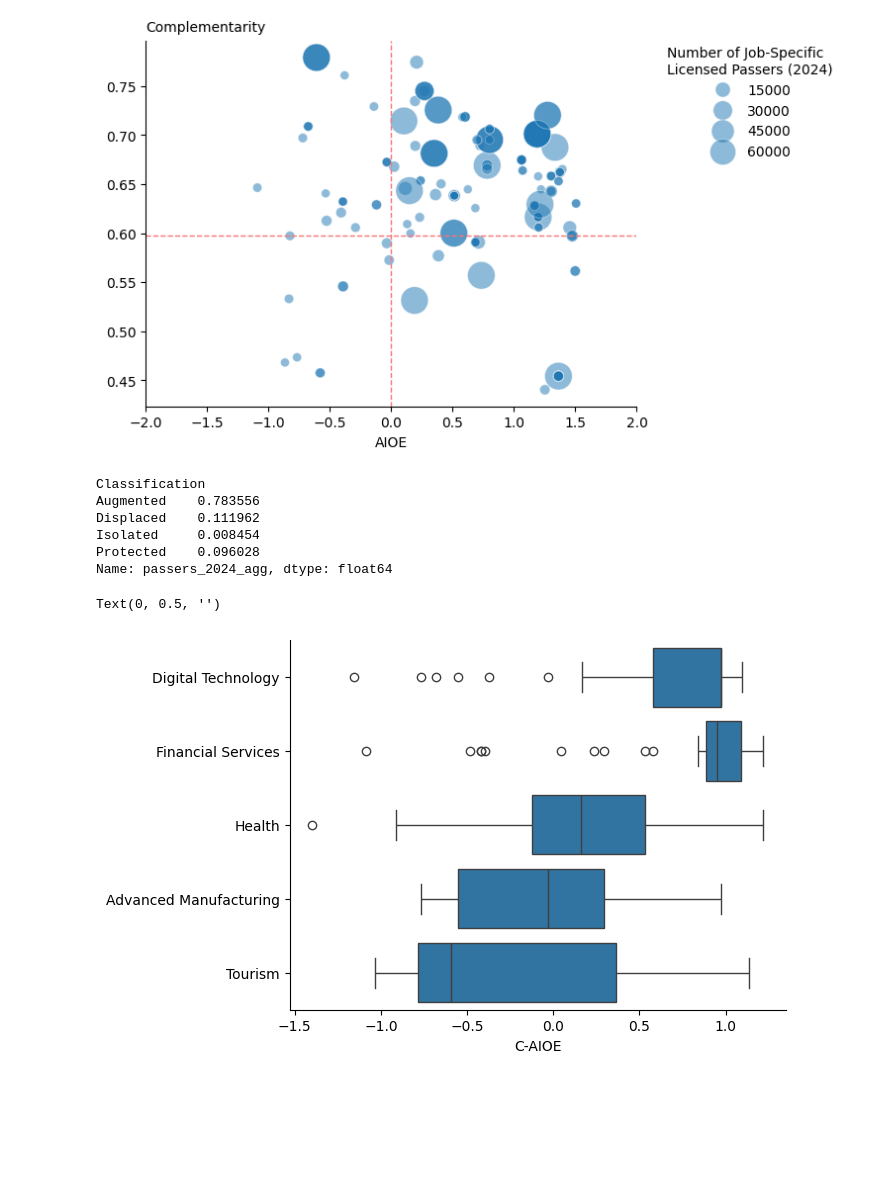
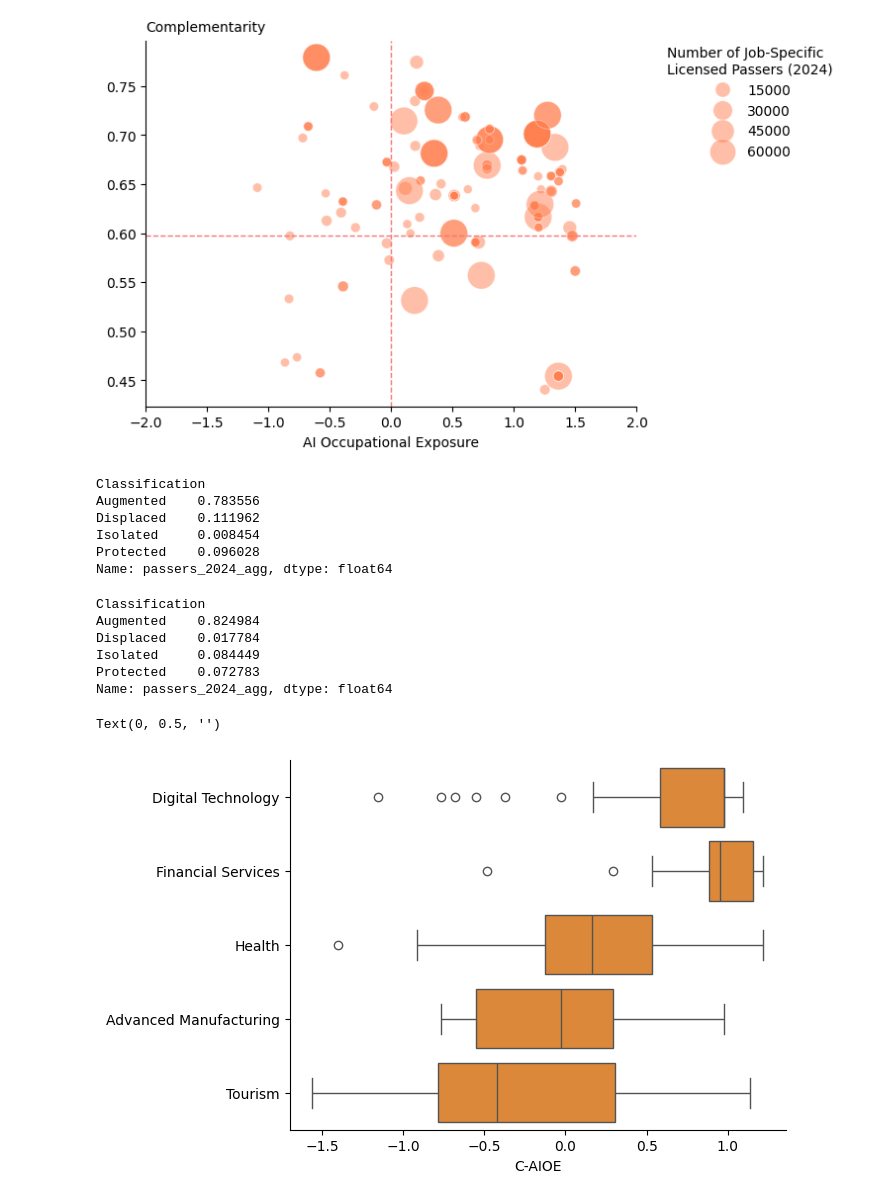
Before and after one commit to BSDSBA-JF/wadwani_intern, a Jupyter notebook: 01_mca_job_list/Combining/combining.ipynb, the cells around one changed output. Drawn from its saved outputs; the diff is of its cells as text; code cells hidden in the pictures; blank space fills up the shorter version.

```diff
--- a/01_mca_job_list/Combining/combining.ipynb
+++ b/01_mca_job_list/Combining/combining.ipynb
@@ -22,6 +22,23 @@ overall_edcom_df = edcom_df.merge(prc_df, on='Job Title')
 combined_df = overall_edcom_df.merge(worldbank_df, on='Job Title')
 passers_filt = combined_df['passers_2023_agg'].notna()
 
+# These exclude_jobs should never have been a priority sector job
+exclude_jobs = [
+    "Events Assistant",
+    "Facilities Management Assistant",
+    "Park and Garden Rangers",
+    "Public Attendant / Public Area Cleaner",
+    "Security Guard",
+    "Security Operations Staff",
+    "Surveillance Officer (CCTV Operation)"
+]
+
+combined_df.loc[
+    combined_df['Job Title'].isin(exclude_jobs),
+    ["Priority Sector", "Priority Sector (Y/N)_x"]
+] = "N"
+
+# Keep relevant columns
 relevant_cols = [
     "Job Title",
     "Job Sector",
@@ -35,6 +52,7 @@ relevant_cols = [
     "examinees_2023_agg",
     "passers_2024_agg",
     "examinees_2024_agg",
+    'SOC',
     "AIOE",
     "Complementarity",
     "C-AIOE",
@@ -42,3 +60,12 @@ relevant_cols = [
 ]
 
 combined_df = combined_df[relevant_cols]
+
+
+# Rename a certain column
+combined_df.rename(
+    columns={'Priority Sector (Y/N)_x':'Priority Sector (Y/N)'},
+    inplace=True
+)
+
+combined_df.to_csv('../final_mca_aioe_comple.csv', index=False)
@@ -49,7 +193,8 @@ sns.scatterplot(
     size="passers_2024_agg",
     sizes=(40, 400),
     alpha=0.5,
-    data=combined_df[passers_filt]
+    data=combined_df[passers_filt],
+    color='coral'
 )
 
 plt.axvline(x=0, color="#f77777", linestyle='--', linewidth=1)
@@ -59,6 +204,7 @@ plt.axhline(
 )
 
 plt.ylabel('Complementarity', ha='left', rotation=0)
+plt.xlabel('AI Occupational Exposure')
 plt.gca().yaxis.set_label_coords(0, 1.02)
 plt.xlim(-2, 2)
 
@@ -74,7 +220,7 @@ legend = plt.legend(
 plt.gca().spines['top'].set_visible(False)
 plt.gca().spines['right'].set_visible(False)
 # %% [output]
-[figure, old version]
+[figure, new version]
 # %%
 normalized_licensed = (
     combined_df[passers_filt]
@@ -91,24 +237,43 @@ Displaced    0.111962
 Isolated     0.008454
 Protected    0.096028
 Name: passers_2024_agg, dtype: float64
+# %%
+normalized_licensed = (
+    combined_df[passers_filt & (combined_df['Priority Sector'] == 'Health')]
+    .groupby('Classification')['passers_2024_agg']
+    .sum()
+)
+
+normalized_licensed = normalized_licensed / normalized_licensed.sum()
+normalized_licensed
+# %% [output]
+Classification
+Augmented    0.824984
+Displaced    0.017784
+Isolated     0.084449
+Protected    0.072783
+Name: passers_2024_agg, dtype: float64
 # %%
 order = (
     combined_df.loc[combined_df["Priority Sector"] != "N"]
     .groupby("Priority Sector")["C-AIOE"]
     .median()
     .sort_values(ascending=False)
     .index
 )
 
 #plt.figure(figsize=(12, 5))
-sns.boxplot(data=combined_df.loc[combined_df["Priority Sector"] != "N"],
-            y='Priority Sector',
-            x='C-AIOE',
-            order=order)
+ax = sns.boxplot(
+    data=combined_df.loc[combined_df["Priority Sector"] != "N"],
+    y='Priority Sector',
+    x='C-AIOE',
+    order=order,
+    color='#f7871f'
+)
 
 plt.gca().spines['top'].set_visible(False)
 plt.gca().spines['right'].set_visible(False)
 plt.ylabel('')
 # %% [output]
 Text(0, 0.5, '')
-[figure, old version]
+[figure, new version]
```
Also changed, not shown: parts of 12 cells of this notebook, 31 other files.
